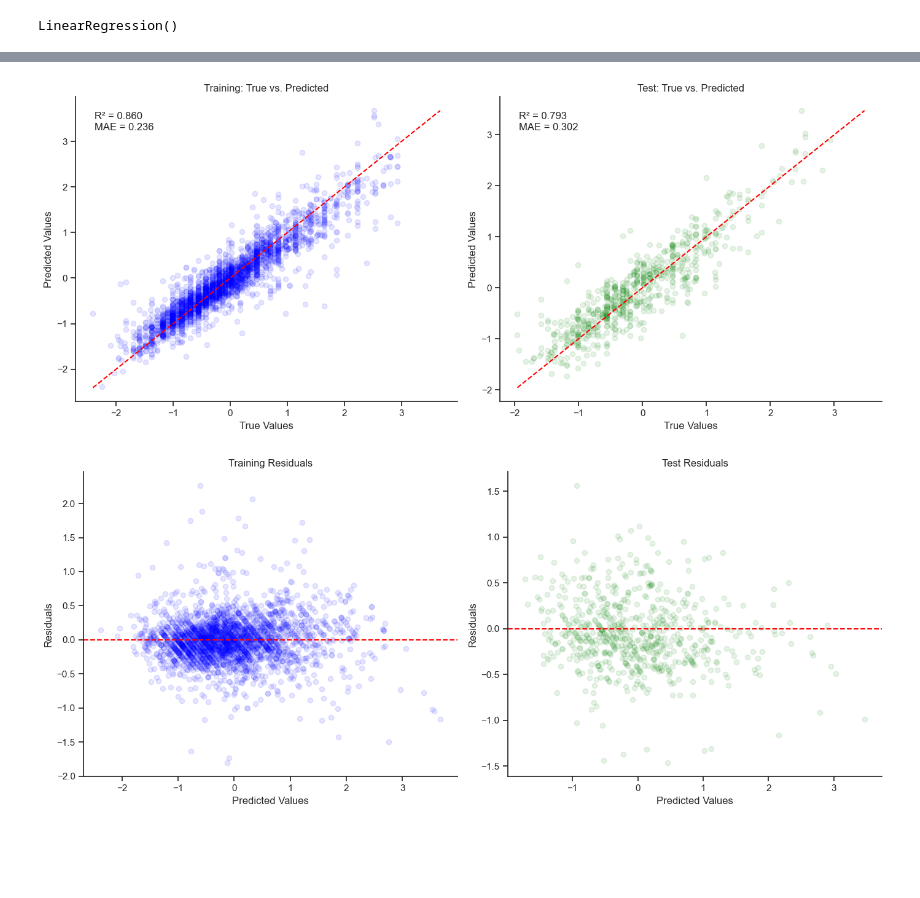
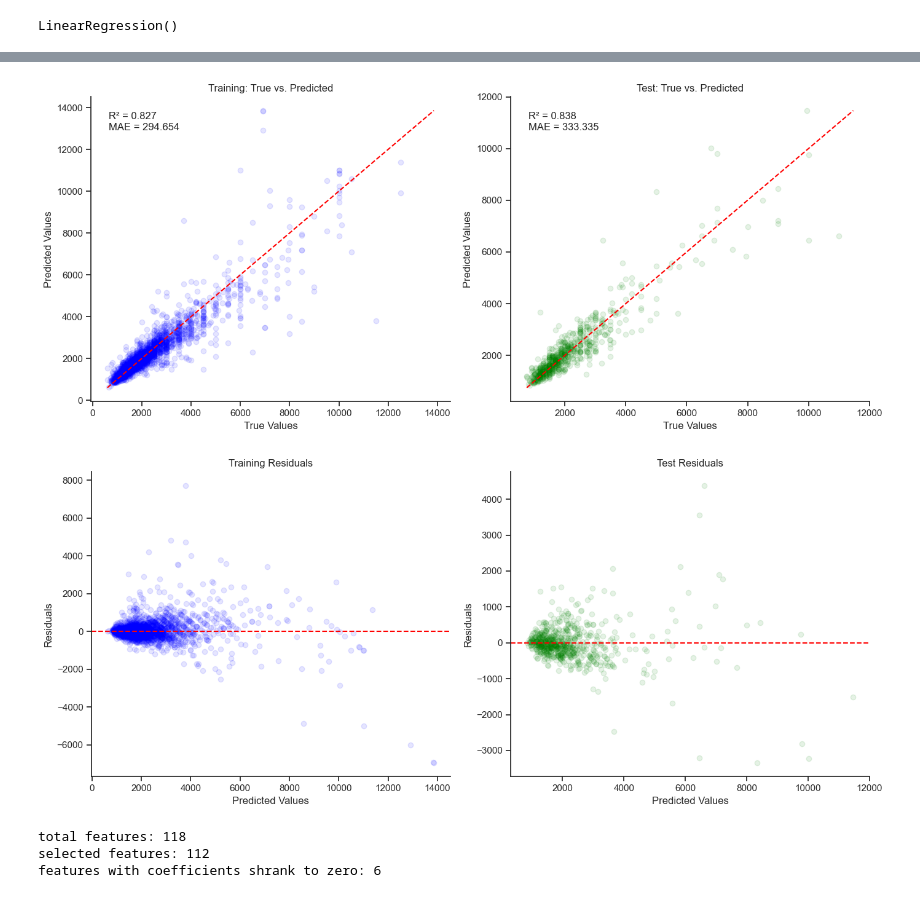
Before and after one commit to fcortevargas/housing-prices, a Jupyter notebook: notebooks/pipeline.ipynb, the cells around one changed output, grey strips where cells are left out. Cells and saved outputs as stored; diff of their text form; code cells hidden in the pictures; blank space fills up the shorter version.

```diff
--- a/notebooks/pipeline.ipynb
+++ b/notebooks/pipeline.ipynb
@@ -639,8 +684,8 @@ unary_feature_dropper.fit(X_train)
 X_train, y_train = unary_feature_dropper.transform_x_y(X_train, y_train)
 X_test, y_test = unary_feature_dropper.transform_x_y(X_test, y_test)
 # %%
-sel_ = SelectFromModel(Lasso(alpha=0.005, random_state=42))
+feature_selector = SelectFromModel(Lasso(alpha=0.01, random_state=42, max_iter=10000))
 
 # train Lasso model and select features
-sel_.fit(X_train, y_train)
+feature_selector.fit(X_train, y_train)
 # %% [output]
@@ -648,11 +693,11 @@ SelectFromModel(estimator=Lasso(alpha=0.005, random_state=42))
 # %%
 # this is how we can make a list of the selected features
-selected_feats = X_train.columns[(sel_.get_support())].to_list()
-dropped_feats = X_train.columns[(~sel_.get_support())].to_list()
+selected_feats = X_train.columns[(feature_selector.get_support())].to_list()
+dropped_feats = X_train.columns[(~feature_selector.get_support())].to_list()
 
 # let's print some stats
 print('total features: {}'.format((X_train.shape[1])))
 print('selected features: {}'.format(len(selected_feats)))
 print('features with coefficients shrank to zero: {}'.format(
-    np.sum(sel_.estimator_.coef_ == 0)))
+    np.sum(feature_selector.estimator_.coef_ == 0)))
 # %% [output]
@@ -913,4 +958,4 @@ plot_residuals(elastic_net_model, X_train_dev, y_train_dev, X_val, y_val, target
 # %%
-elastic_net_model = ElasticNet(alpha=0.001, l1_ratio=0.5, random_state=42)
+elastic_net_model = ElasticNet(alpha=0.001, l1_ratio=0.5, random_state=42, max_iter=10000)
 elastic_net_model.fit(X_train, y_train)
 # %% [output]
@@ -927,7 +972,7 @@ plot_residuals(elastic_net_model, X_train, y_train, X_test, y_test, target_trans
 from sklearn.model_selection import GridSearchCV
 
 # Define the Elastic Net model
-model = ElasticNet(max_iter=10000)
+model = ElasticNet(max_iter=100000)
 
 # Parameter grid to search
 param_grid = {
@@ -954,8 +999,24 @@ ElasticNet(alpha=0.001, l1_ratio=0.7, random_state=42)
 # %%
-plot_true_vs_pred(improved_elastic_net_model, X_train, y_train, X_test, y_test, target_transformer=None,)
+plot_true_vs_pred(improved_elastic_net_model, X_train, y_train, X_test, y_test, target_transformer=target_transformer_pipeline,)
 # %% [output]
-[figure, old version]
+[figure, new version]
 # %%
-plot_residuals(improved_elastic_net_model, X_train, y_train, X_test, y_test, target_transformer=None,)
+plot_residuals(improved_elastic_net_model, X_train, y_train, X_test, y_test, target_transformer=target_transformer_pipeline,)
 # %% [output]
-[figure, old version]
+[figure, new version]
+# %%
+selected_feature_indices = np.where(improved_elastic_net_model.coef_ != 0)[0]
+dropped_feature_indices = np.where(improved_elastic_net_model.coef_ == 0)[0]
+
+# this is how we can make a list of the selected features
+selected_features = X_train.columns[selected_feature_indices].to_list()
+dropped_features = X_train.columns[dropped_feature_indices].to_list()
+
+# let's print some stats
+print("total features: {}".format((X_train.shape[1])))
+print("selected features: {}".format(len(selected_features)))
+print("features with coefficients shrank to zero: {}".format(len(dropped_features)))
+# %% [output]
+total features: 118
+selected features: 112
+features with coefficients shrank to zero: 6
```
Also changed, not shown: parts of 45 cells of this notebook, 12 other files.
